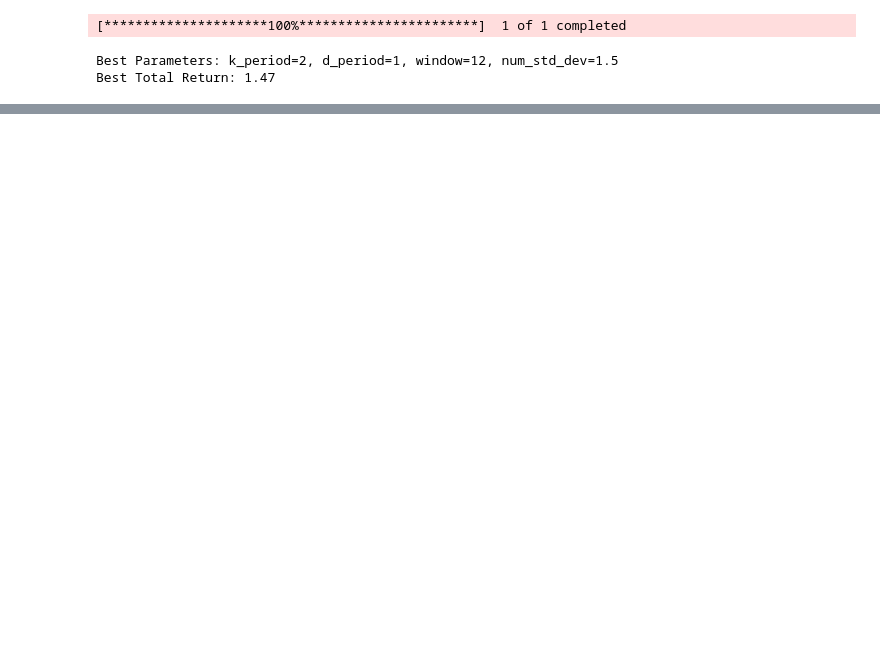
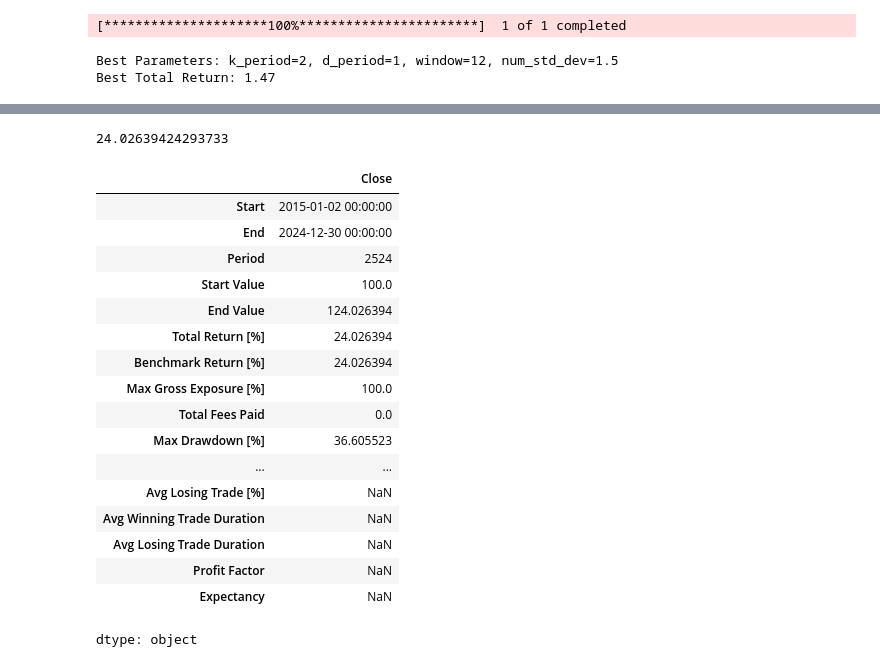
Before and after one commit to kridtapon/StoBoll-Optimizer, a Jupyter notebook: StoBoll_Optimizer.ipynb, the cells around one changed output, grey strips where cells are left out. Cells and saved outputs as stored; diff of their text form; code cells hidden in the pictures; blank space fills up the shorter version.

```diff
--- a/StoBoll_Optimizer.ipynb
+++ b/StoBoll_Optimizer.ipynb
@@ -210,0 +271,27 @@ Best Total Return: 1.47
+# %%
+df=df['Close']
+pf = vbt.Portfolio.from_holding(df, init_cash=100)
+pf.total_profit()
+# %% [output]
+24.02639424293733
+# %%
+pf.stats()
+# %% [output]
+|  | Close |
+| Start | 2015-01-02 00:00:00 |
+| End | 2024-12-30 00:00:00 |
+| Period | 2524 |
+| Start Value | 100.0 |
+| End Value | 124.026394 |
+| Total Return [%] | 24.026394 |
+| Benchmark Return [%] | 24.026394 |
+| Max Gross Exposure [%] | 100.0 |
+| Total Fees Paid | 0.0 |
+| Max Drawdown [%] | 36.605523 |
+| ... | ... |
+| Avg Losing Trade [%] | NaN |
+| Avg Winning Trade Duration | NaN |
+| Avg Losing Trade Duration | NaN |
+| Profit Factor | NaN |
+| Expectancy | NaN |
+dtype: object
```
Also changed, not shown: parts of 3 cells of this notebook.
